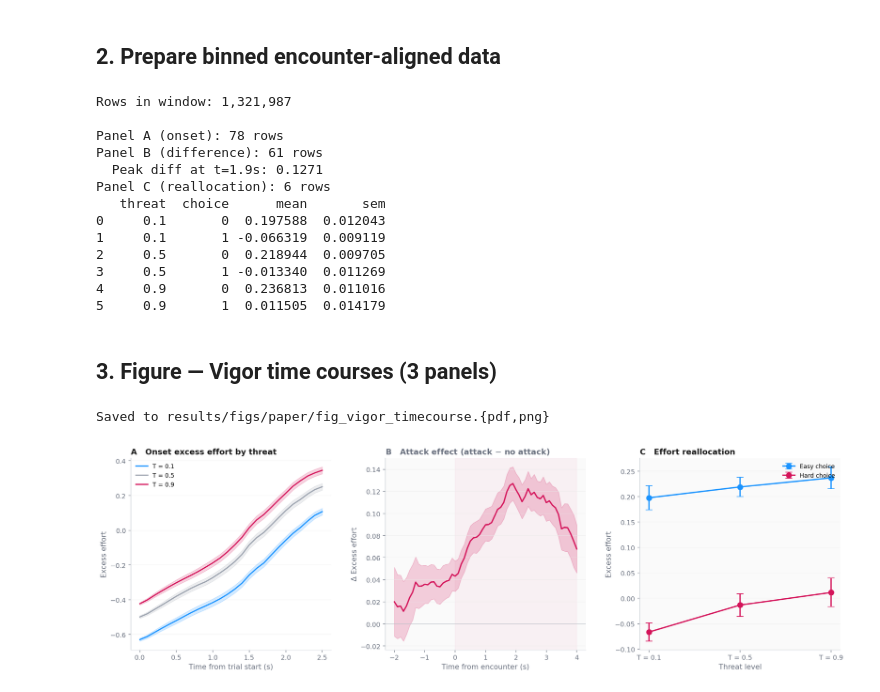
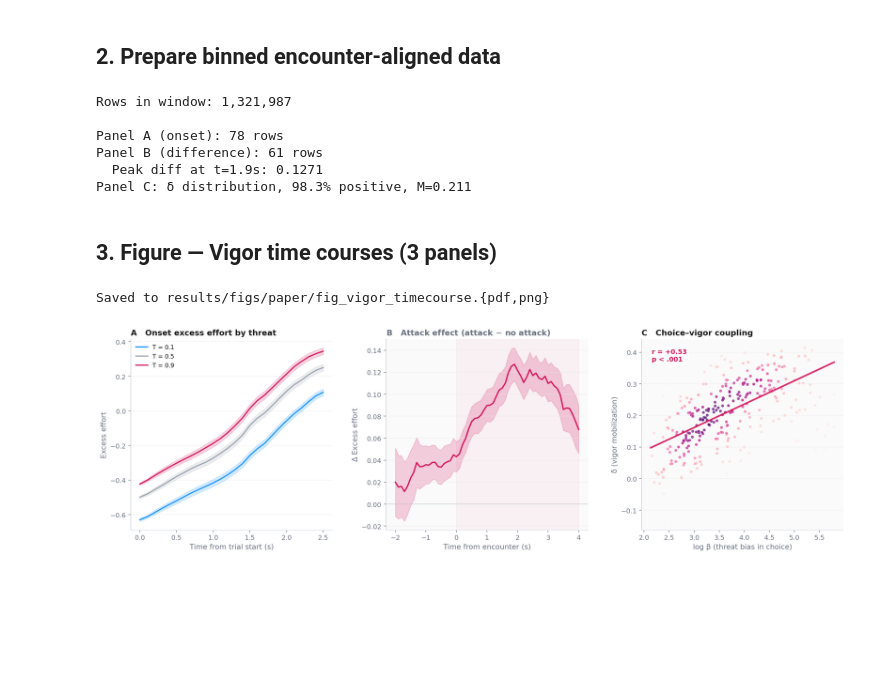
Before and after one commit to nssokada/EffortForagingUnderThreat, a Jupyter notebook: notebooks/06_paper_pipeline/11_vigor_timecourse.ipynb, the cells around one changed output. Saved outputs shown, nothing was run; the diff lists cells and outputs as text; code cells hidden in the pictures; blank space fills up the shorter version.

Commit message:
Panel C: polished β×δ scatter with density coloring, clipped outliers
Co-Authored-By: Claude Opus 4.6 (1M context) <noreply@anthropic.com>

```diff
--- a/notebooks/06_paper_pipeline/11_vigor_timecourse.ipynb
+++ b/notebooks/06_paper_pipeline/11_vigor_timecourse.ipynb
@@ -103,36 +103,20 @@ panel_b = _diff.groupby('t_bin')['attack_effect'].agg(['mean','sem']).reset_inde
 print(f"Panel B (difference): {len(panel_b)} rows")
 print(f"  Peak diff at t={panel_b.loc[panel_b['mean'].idxmax(), 't_bin']:.1f}s: {panel_b['mean'].max():.4f}")
 
-# ── Panel C data: REALLOCATION — excess by threat × choice ──────────────
-subj_tc = (
-    ts
-    .groupby(['subj', 'threat', 'choice'])['excess']
-    .mean()
-    .reset_index()
-)
-
-panel_c = (
-    subj_tc
-    .groupby(['threat', 'choice'])['excess']
-    .agg(['mean', 'sem'])
-    .reset_index()
-)
-print(f"Panel C (reallocation): {len(panel_c)} rows")
-print(panel_c)
+# ── Panel C data: δ distribution ─────────────────────────────────────────
+params_v = pd.read_csv('/workspace/results/stats/mcmc_vigor_params.csv')
+params_c = pd.read_csv('/workspace/results/stats/mcmc_choice_params.csv')
+params_all = params_v.merge(params_c, on='subj')
+delta_vals = params_v['delta_mcmc'].values
+pct_pos = (delta_vals > 0).mean() * 100
+print(f"Panel C: δ distribution, {pct_pos:.1f}% positive, M={delta_vals.mean():.3f}")
 # %% [output]
 Rows in window: 1,321,987
 
 Panel A (onset): 78 rows
 Panel B (difference): 61 rows
   Peak diff at t=1.9s: 0.1271
-Panel C (reallocation): 6 rows
-   threat  choice      mean       sem
-0     0.1       0  0.197588  0.012043
-1     0.1       1 -0.066319  0.009119
-2     0.5       0  0.218944  0.009705
-3     0.5       1 -0.013340  0.011269
-4     0.9       0  0.236813  0.011016
-5     0.9       1  0.011505  0.014179
+Panel C: δ distribution, 98.3% positive, M=0.211
 # %% [markdown]
 ## 3. Figure — Vigor time courses (3 panels)
 # %%
@@ -172,43 +156,63 @@ ax.axhline(0, color='#9ca3af', ls='-', lw=0.8, alpha=0.5)
 pb = panel_b.sort_values('t_bin')
 ax.plot(pb['t_bin'], pb['mean'], color=Colors.RUBY1, lw=2)
 ax.fill_between(pb['t_bin'],
                 pb['mean'] - 1.96 * pb['sem'],
                 pb['mean'] + 1.96 * pb['sem'],
                 color=Colors.RUBY1, alpha=0.2)
 ax.axvspan(0, 4, color=Colors.RUBY1, alpha=0.04)
 ax.set_title('B   Attack effect (attack $-$ no attack)', fontsize=12, fontweight='bold',
              color=Colors.INK, loc='left')
 style_axis(ax, ylabel='$\\Delta$ Excess effort',
            xlabel='Time from encounter (s)')
 
-# ── Panel C: Effort reallocation ──────────────────────────────────────
+# ── Panel C: β vs δ scatter (polished) ────────────────────────────────
 ax = axes[2]
 ax.set_facecolor('#fafafa')
 
-for ch_val, color, label in [(0, Colors.CERULEAN2, 'Easy choice'),
-                              (1, Colors.RUBY1, 'Hard choice')]:
-    d = panel_c[panel_c['choice'] == ch_val]
-    ax.errorbar(d['threat'], d['mean'], yerr=1.96*d['sem'],
-               fmt='o-', color=color, ms=8, capsize=5, lw=2,
-               label=label, zorder=3)
+logb = params_all['logb_mcmc'].values
+delta = params_all['delta_mcmc'].values
+from scipy.stats import pearsonr
+r_bd, p_bd = pearsonr(logb, delta)
 
-ax.set_xticks([0.1, 0.5, 0.9])
-ax.set_xticklabels(['T = 0.1', 'T = 0.5', 'T = 0.9'])
-ax.legend(fontsize=9, frameon=False, loc='upper right')
-ax.set_title('C   Effort reallocation', fontsize=12, fontweight='bold',
+# Clip outliers for cleaner visual
+mask = (delta < np.percentile(delta, 99)) & (logb > np.percentile(logb, 1))
+logb_c, delta_c = logb[mask], delta[mask]
+
+# 2D density coloring
+from scipy.stats import gaussian_kde
+xy = np.vstack([logb_c, delta_c])
+density = gaussian_kde(xy)(xy)
+idx = density.argsort()  # plot sparse points on top
+
+sc = ax.scatter(logb_c[idx], delta_c[idx], c=density[idx], s=20, alpha=0.7,
+                cmap='RdPu', edgecolors='white', linewidths=0.3, zorder=2)
+
+# Regression line
+m, b = np.polyfit(logb, delta, 1)
+x_line = np.linspace(logb_c.min(), logb_c.max(), 100)
+ax.plot(x_line, m*x_line+b, color=Colors.RUBY1, lw=2.5, alpha=0.9, zorder=3)
+
+# Annotation
+ax.text(0.05, 0.95, f'r = {r_bd:+.2f}\np < .001',
+        transform=ax.transAxes, fontsize=10, fontweight='bold',
+        color=Colors.RUBY1, va='top',
+        bbox=dict(boxstyle='round,pad=0.3', facecolor='white', alpha=0.8, edgecolor='none'))
+
+ax.set_title('C   Choice–vigor coupling', fontsize=12, fontweight='bold',
              color=Colors.DARK_GREY, loc='left')
-style_axis(ax, ylabel='Excess effort', xlabel='Threat level')
+style_axis(ax, ylabel='δ (vigor mobilization)',
+           xlabel='log β (threat bias in choice)')
 
 fig.tight_layout(w_pad=3.0)
 
 import os
 os.makedirs('/workspace/results/figs/paper', exist_ok=True)
 fig.savefig('/workspace/results/figs/paper/fig_vigor_timecourse.pdf',
             bbox_inches='tight', dpi=300)
 fig.savefig('/workspace/results/figs/paper/fig_vigor_timecourse.png',
             bbox_inches='tight', dpi=300)
 print("Saved to results/figs/paper/fig_vigor_timecourse.{pdf,png}")
 plt.show()
 # %% [output]
 Saved to results/figs/paper/fig_vigor_timecourse.{pdf,png}
-[figure, old version]
+[figure, new version]
```
Also changed, not shown: 2 other files.
